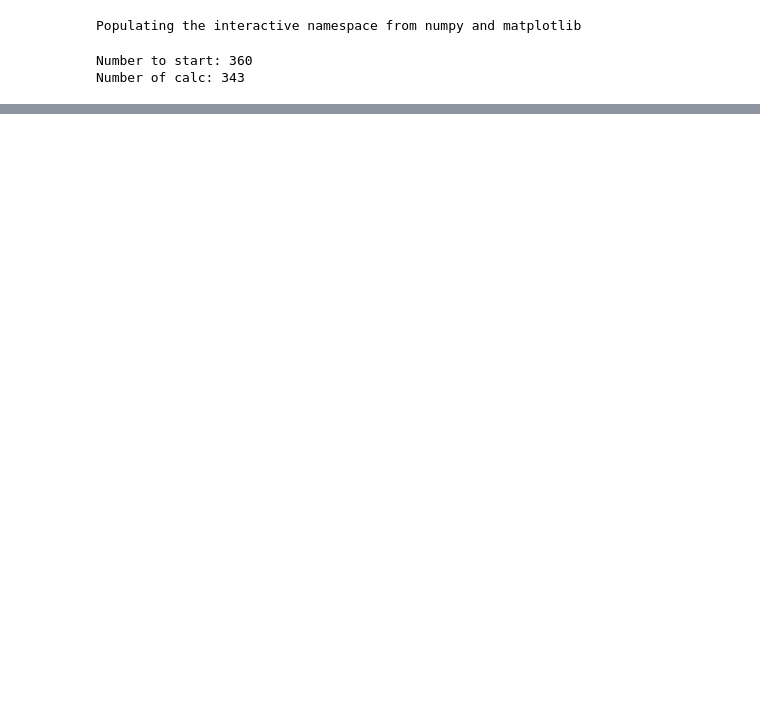
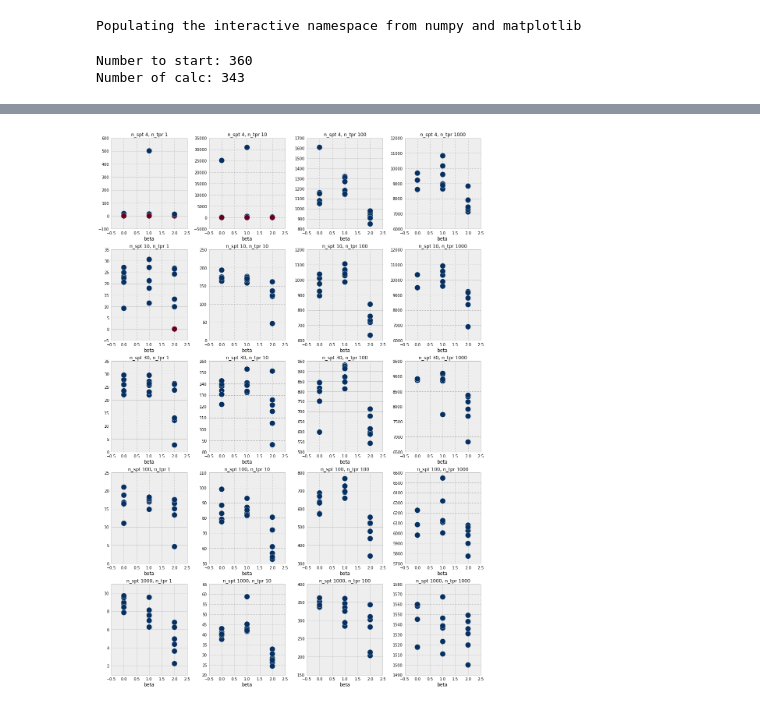
Before and after one commit to mpharrigan/quant-accel, a Jupyter notebook: tmat-accel/analysis2.ipynb, the cells around one changed output, grey strips where cells are left out. Cells and saved outputs as stored; diff of their text form; code cells hidden in the pictures; blank space fills up the shorter version.

```diff
--- a/tmat-accel/analysis2.ipynb
+++ b/tmat-accel/analysis2.ipynb
@@ -124,0 +80,4 @@ pp.show()
+# %%
+beta()
+# %% [output]
+[figure, added]
```
Also changed, not shown: parts of 8 cells of this notebook, 1 other file.
